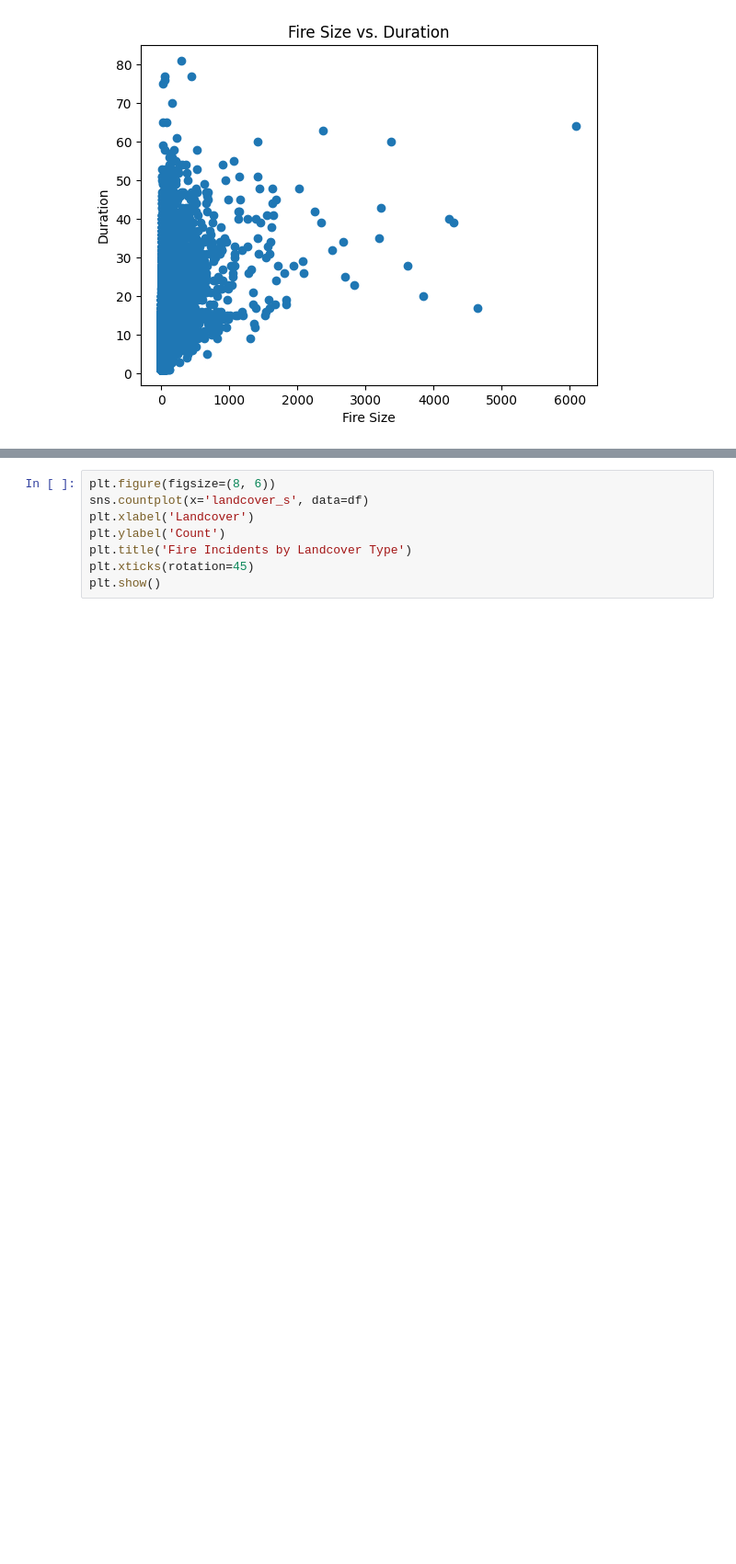
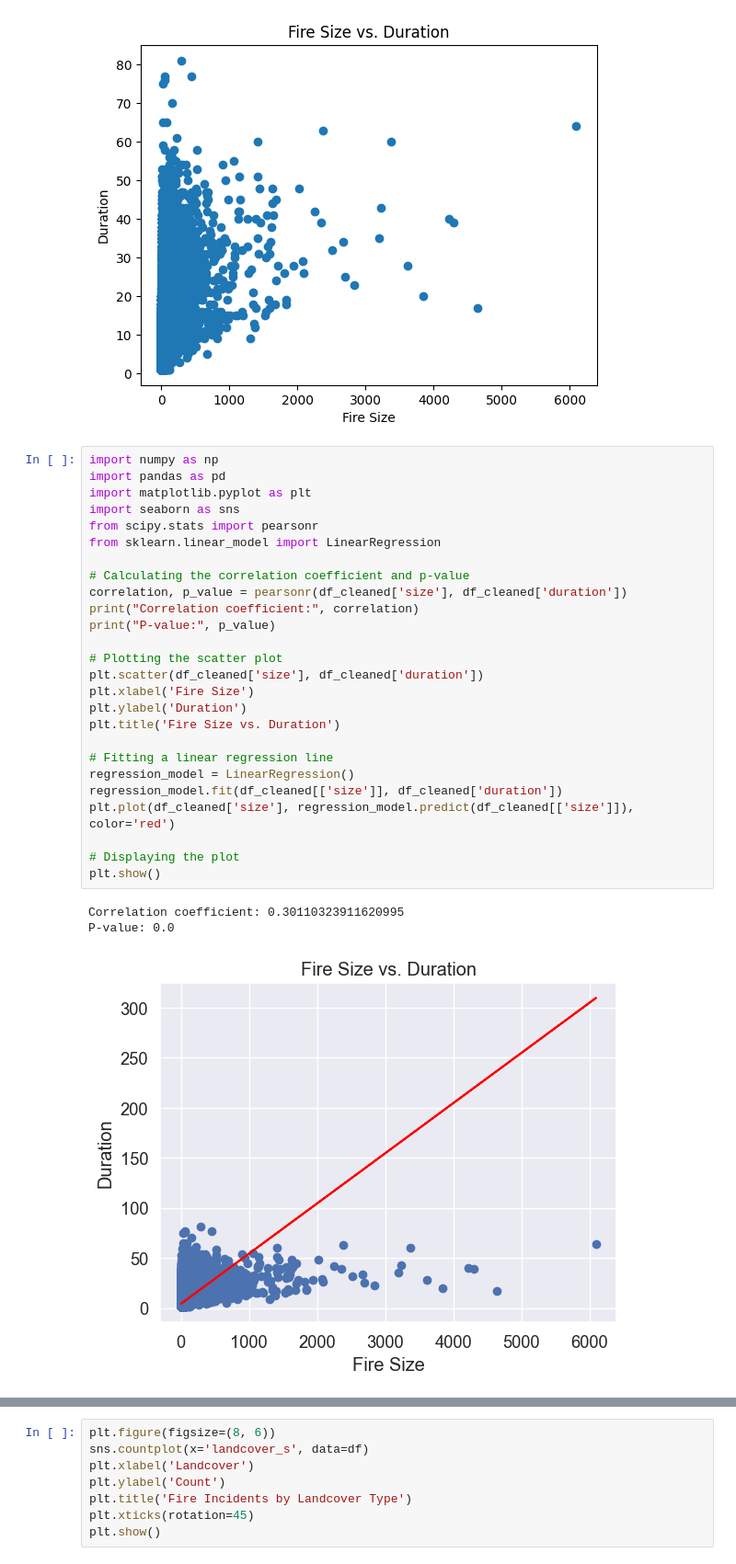
Before and after one commit to ris3abh/DL-firefighters, a Jupyter notebook: code/3 Atlas EDA detailed.ipynb, the cells around one changed output, grey strips where cells are left out. Shown at 92% size. Cells and saved outputs as stored; diff of their text form; blank space fills up the shorter version.

```diff
--- a/code/3 Atlas EDA detailed.ipynb
+++ b/code/3 Atlas EDA detailed.ipynb
@@ -105,3 +119,33 @@ plt.title('Fire Size vs. Duration')
 plt.show()
 # %% [output]
 [figure]
+# %%
+import numpy as np
+import pandas as pd
+import matplotlib.pyplot as plt
+import seaborn as sns
+from scipy.stats import pearsonr
+from sklearn.linear_model import LinearRegression
+
+# Calculating the correlation coefficient and p-value
+correlation, p_value = pearsonr(df_cleaned['size'], df_cleaned['duration'])
+print("Correlation coefficient:", correlation)
+print("P-value:", p_value)
+
+# Plotting the scatter plot
+plt.scatter(df_cleaned['size'], df_cleaned['duration'])
+plt.xlabel('Fire Size')
+plt.ylabel('Duration')
+plt.title('Fire Size vs. Duration')
+
+# Fitting a linear regression line
+regression_model = LinearRegression()
+regression_model.fit(df_cleaned[['size']], df_cleaned['duration'])
+plt.plot(df_cleaned['size'], regression_model.predict(df_cleaned[['size']]), color='red')
+
+# Displaying the plot
+plt.show()
+# %% [output]
+Correlation coefficient: 0.30110323911620995
+P-value: 0.0
+[figure, added]
```
Also changed, not shown: parts of 20 cells of this notebook.
